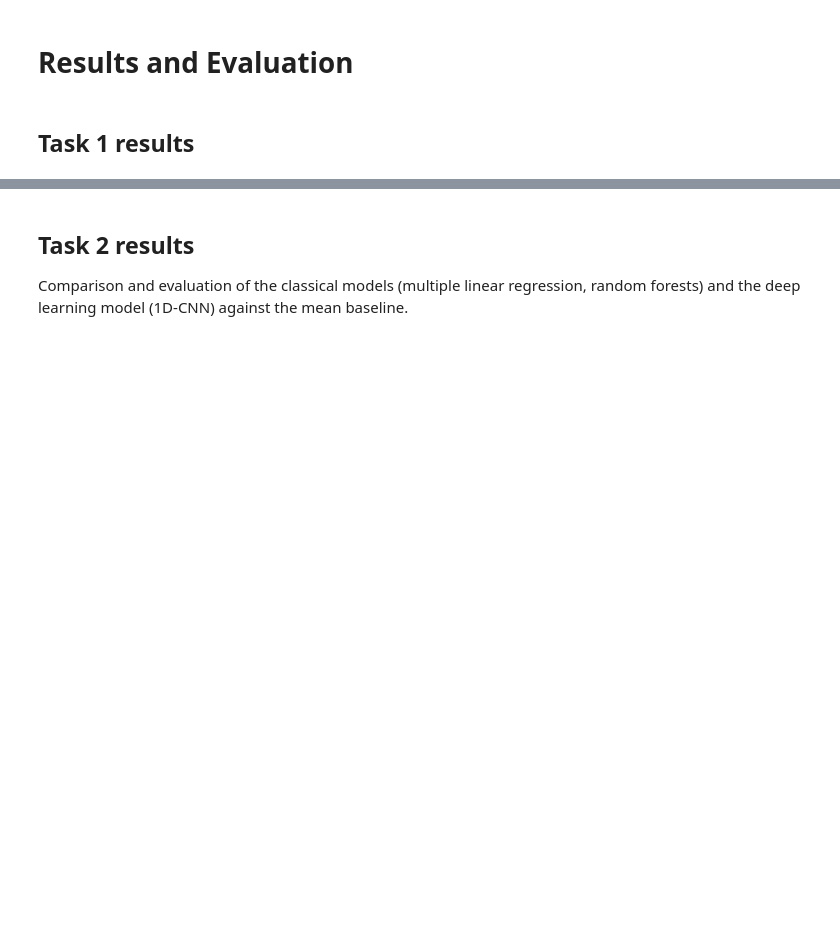
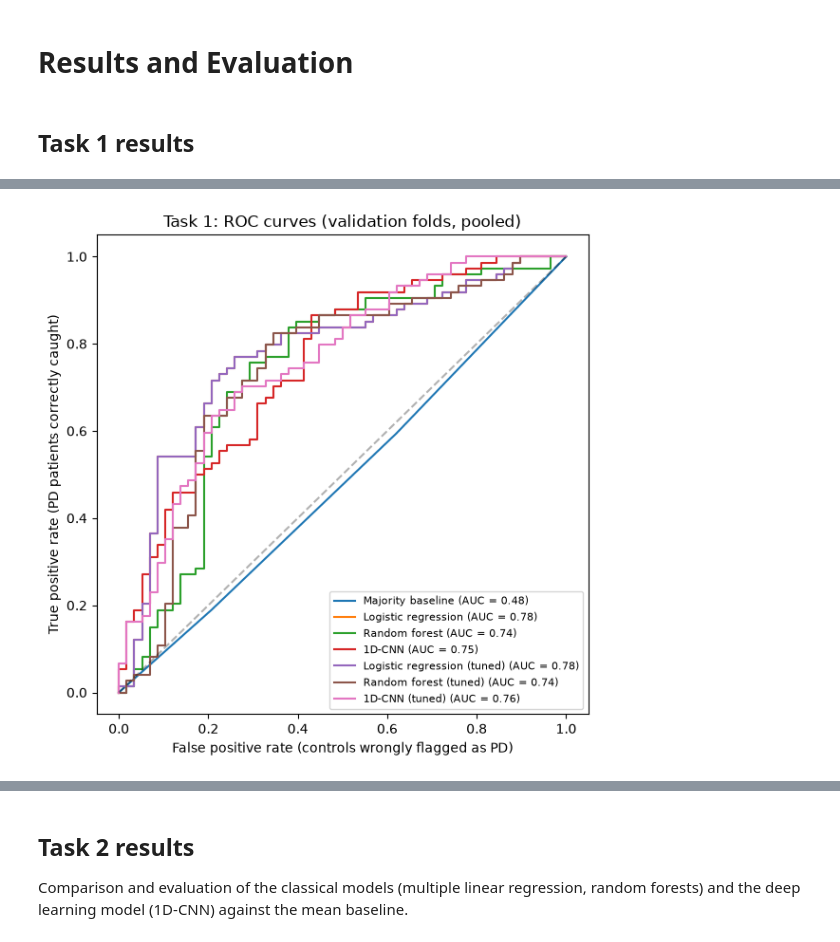
Before and after one commit to yenfay/it1244-project, a Jupyter notebook: notebooks/results.ipynb, the cells around one changed output, grey strips where cells are left out. Cells and saved outputs as stored; diff of their text form; code cells hidden in the pictures; blank space fills up the shorter version.

```diff
--- a/notebooks/results.ipynb
+++ b/notebooks/results.ipynb
@@ -27,0 +77,16 @@ RESULTS_DIR.mkdir(parents=True, exist_ok=True)
+# %%
+# plot of roc curves
+fig, ax = plt.subplots(figsize=(6, 6))
+for model_name, df in task1_predictions.items():
+    fpr, tpr, _ = roc_curve(df.y_true, df.y_prob)
+    ax.plot(fpr, tpr, label=f"{model_name} (AUC = {roc_auc_score(df.y_true, df.y_prob):.2f})")
+ax.plot([0, 1], [0, 1], "k--", alpha=0.3)
+ax.set_xlabel("False positive rate (controls wrongly flagged as PD)")
+ax.set_ylabel("True positive rate (PD patients correctly caught)")
+ax.set_title("Task 1: ROC curves (validation folds, pooled)")
+ax.legend(loc="lower right", fontsize=8)
+plt.tight_layout()
+plt.savefig(RESULTS_DIR / "task1_roc_curves.png", dpi=150)
+plt.show()
+# %% [output]
+[figure, added]
```
Also changed, not shown: parts of 5 cells of this notebook, 1 other file.
